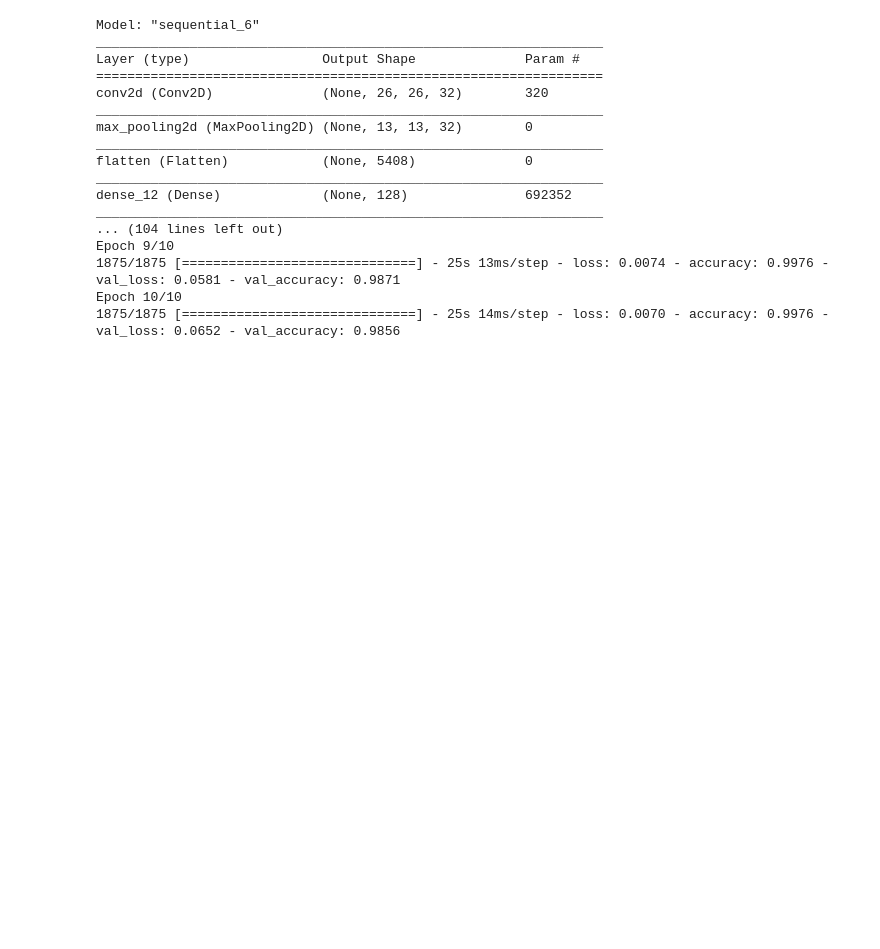
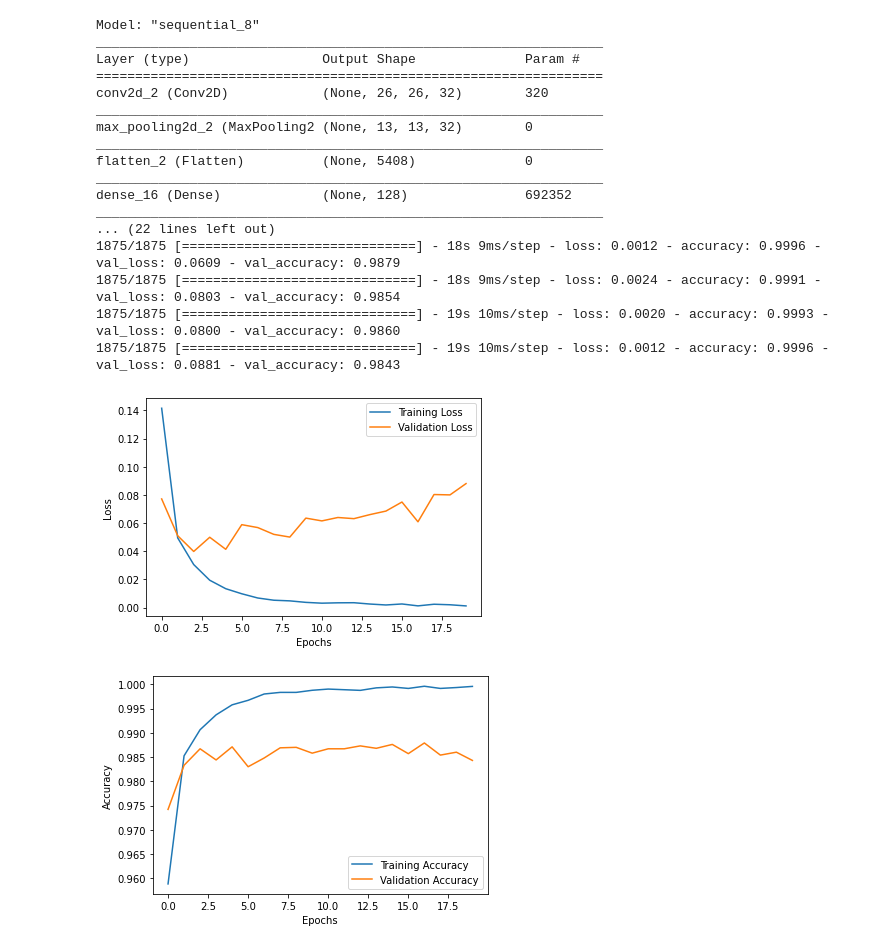
Before and after one commit to Jayshil-Patel/DLRL, a Jupyter notebook: HW2/Q2.ipynb, the cells around one changed output. Drawn from its saved outputs; the diff is of its cells as text; code cells hidden in the pictures; blank space fills up the shorter version.

```diff
--- a/HW2/Q2.ipynb
+++ b/HW2/Q2.ipynb
@@ -214,41 +349,70 @@ def cnn_model_with_batch_norm(input_shape=(28, 28, 1)):
         layers.Dense(128, activation='relu'),
         layers.BatchNormalization(),
         layers.Dense(10, activation='softmax')
     ])
     return model
 
 # Train and evaluate the models
 def train_and_evaluate(model, x_train, y_train, x_test, y_test):
     model.compile(optimizer='adam', loss='categorical_crossentropy', metrics=['accuracy'])
     model.summary()
-    model.fit(x_train, y_train, epochs=10, batch_size=32, validation_data=(x_test, y_test))
+    # Lists to store values for plotting
+    train_loss_values = []
+    train_accuracy_values = []
+    val_loss_values = []
+    val_accuracy_values = []
+    for epoch in range(20):
+        history = model.fit(x_train, y_train, epochs=1, batch_size=32, verbose=1, validation_data=(x_test, y_test))
+        # Store values for this epoch
+        train_loss_values.append(history.history['loss'][0])
+        train_accuracy_values.append(history.history['accuracy'][0])
+        val_loss_values.append(history.history['val_loss'][0])
+        val_accuracy_values.append(history.history['val_accuracy'][0])
+    # Plot loss
+    plt.plot(train_loss_values, label='Training Loss')
+    plt.plot(val_loss_values, label='Validation Loss')
+    plt.xlabel('Epochs')
+    plt.ylabel('Loss')
+    plt.legend()
+    plt.show()
+
+    # Plot accuracy
+    plt.plot(train_accuracy_values, label='Training Accuracy')
+    plt.plot(val_accuracy_values, label='Validation Accuracy')
+    plt.xlabel('Epochs')
+    plt.ylabel('Accuracy')
+    plt.legend()
+    plt.show()
+
 
 # Train and evaluate the CNN model
 cnn_model = cnn_model()
 train_and_evaluate(cnn_model, x_train, y_train, x_test, y_test)
 
 # Train and evaluate the CNN model with dropout
 cnn_model_with_dropout = cnn_model_with_dropout(dropout_rate=0.2)
 train_and_evaluate(cnn_model_with_dropout, x_train, y_train, x_test, y_test)
 
 # Train and evaluate the CNN model with batch normalization
 cnn_model_with_batch_norm = cnn_model_with_batch_norm()
 train_and_evaluate(cnn_model_with_batch_norm, x_train, y_train, x_test, y_test)
 # %% [output]
-Model: "sequential_6"
+Model: "sequential_8"
 _________________________________________________________________
 Layer (type)                 Output Shape              Param #
 =================================================================
-conv2d (Conv2D)              (None, 26, 26, 32)        320
+conv2d_2 (Conv2D)            (None, 26, 26, 32)        320
 _________________________________________________________________
-max_pooling2d (MaxPooling2D) (None, 13, 13, 32)        0
+max_pooling2d_2 (MaxPooling2 (None, 13, 13, 32)        0
 _________________________________________________________________
-flatten (Flatten)            (None, 5408)              0
+flatten_2 (Flatten)          (None, 5408)              0
 _________________________________________________________________
-dense_12 (Dense)             (None, 128)               692352
+dense_16 (Dense)             (None, 128)               692352
 _________________________________________________________________
-... (104 lines left out)
-Epoch 9/10
-1875/1875 [==============================] - 25s 13ms/step - loss: 0.0074 - accuracy: 0.9976 - val_loss: 0.0581 - val_accuracy: 0.9871
-Epoch 10/10
-1875/1875 [==============================] - 25s 14ms/step - loss: 0.0070 - accuracy: 0.9976 - val_loss: 0.0652 - val_accuracy: 0.9856
+... (22 lines left out)
+1875/1875 [==============================] - 18s 9ms/step - loss: 0.0012 - accuracy: 0.9996 - val_loss: 0.0609 - val_accuracy: 0.9879
+1875/1875 [==============================] - 18s 9ms/step - loss: 0.0024 - accuracy: 0.9991 - val_loss: 0.0803 - val_accuracy: 0.9854
+1875/1875 [==============================] - 19s 10ms/step - loss: 0.0020 - accuracy: 0.9993 - val_loss: 0.0800 - val_accuracy: 0.9860
+1875/1875 [==============================] - 19s 10ms/step - loss: 0.0012 - accuracy: 0.9996 - val_loss: 0.0881 - val_accuracy: 0.9843
+[figure, added]
+[figure, added]
```
Also changed, not shown: parts of 3 cells of this notebook, 1 other file.
